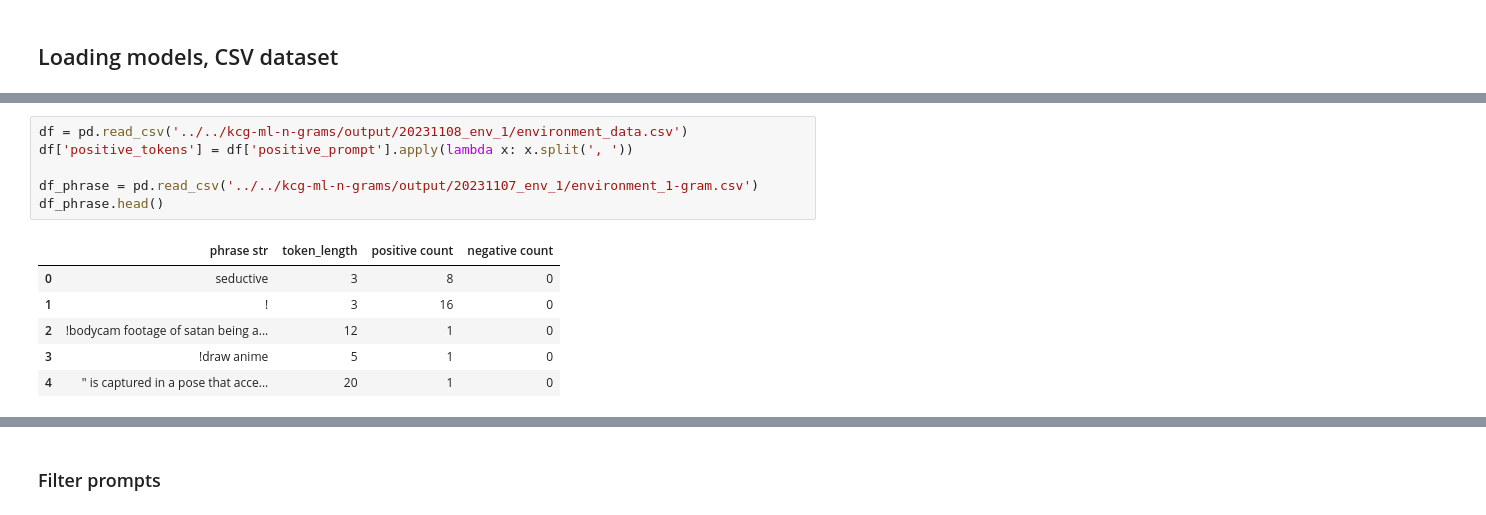
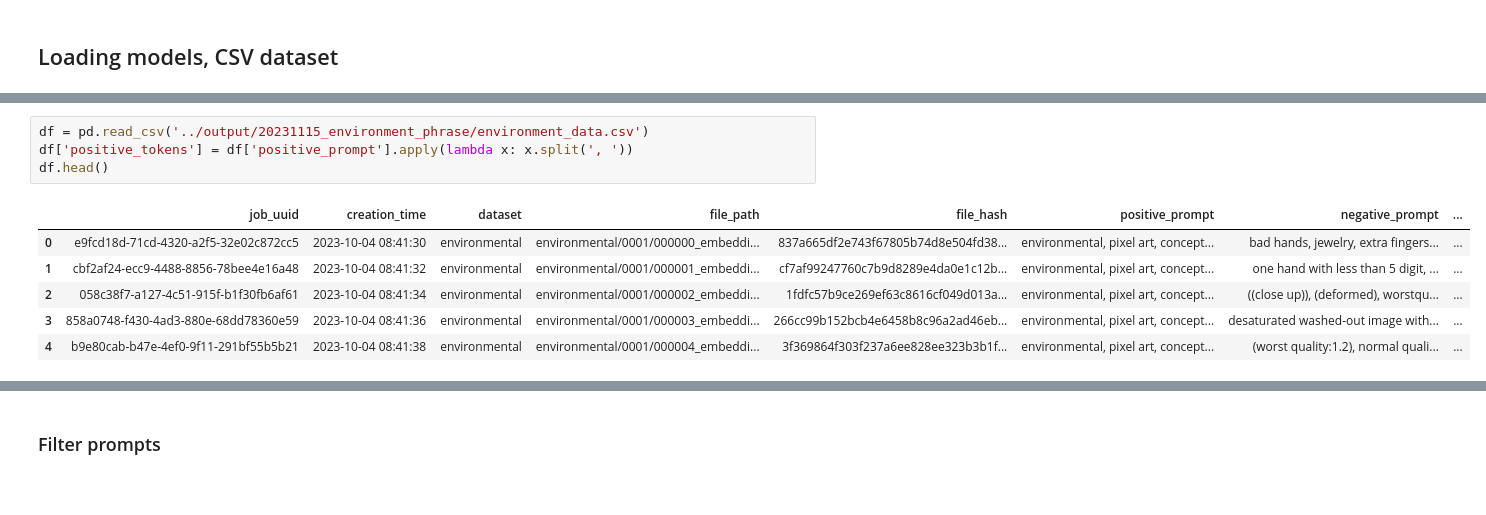
Before and after one commit to kk-digital/kcg-ml-n-grams, a Jupyter notebook: notebooks/prompt_mutator_removal.ipynb, the cells around one changed output, grey strips where cells are left out. Drawn from its saved outputs; the diff is of its cells as text.

```diff
--- a/notebooks/prompt_mutator_removal.ipynb
+++ b/notebooks/prompt_mutator_removal.ipynb
@@ -60,15 +62,13 @@ def score_prompt(prompt):
 # %% [output]
 inputs_shape= 768
 # %%
-df = pd.read_csv('../../kcg-ml-n-grams/output/20231108_env_1/environment_data.csv')
+df = pd.read_csv('../output/20231115_environment_phrase/environment_data.csv')
 df['positive_tokens'] = df['positive_prompt'].apply(lambda x: x.split(', '))
-
-df_phrase = pd.read_csv('../../kcg-ml-n-grams/output/20231107_env_1/environment_1-gram.csv')
-df_phrase.head()
+df.head()
 # %% [output]
-|  | phrase str | token_length | positive count | negative count |
-| 0 | seductive | 3 | 8 | 0 |
-| 1 | ! | 3 | 16 | 0 |
-| 2 | !bodycam footage of satan being a... | 12 | 1 | 0 |
-| 3 | !draw anime | 5 | 1 | 0 |
-| 4 | " is captured in a pose that acce... | 20 | 1 | 0 |
+|  | job_uuid | creation_time | dataset | file_path | file_hash | positive_prompt | negative_prompt | ... |
+| 0 | e9fcd18d-71cd-4320-a2f5-32e02c872cc5 | 2023-10-04 08:41:30 | environmental | environmental/0001/000000_embeddi... | 837a665df2e743f67805b74d8e504fd38... | environmental, pixel art, concept... | bad hands, jewelry, extra fingers... | ... |
+| 1 | cbf2af24-ecc9-4488-8856-78bee4e16a48 | 2023-10-04 08:41:32 | environmental | environmental/0001/000001_embeddi... | cf7af99247760c7b9d8289e4da0e1c12b... | environmental, pixel art, concept... | one hand with less than 5 digit, ... | ... |
+| 2 | 058c38f7-a127-4c51-915f-b1f30fb6af61 | 2023-10-04 08:41:34 | environmental | environmental/0001/000002_embeddi... | 1fdfc57b9ce269ef63c8616cf049d013a... | environmental, pixel art, concept... | ((close up)), (deformed), worstqu... | ... |
+| 3 | 858a0748-f430-4ad3-880e-68dd78360e59 | 2023-10-04 08:41:36 | environmental | environmental/0001/000003_embeddi... | 266cc99b152bcb4e6458b8c96a2ad46eb... | environmental, pixel art, concept... | desaturated washed-out image with... | ... |
+| 4 | b9e80cab-b47e-4ef0-9f11-291bf55b5b21 | 2023-10-04 08:41:38 | environmental | environmental/0001/000004_embeddi... | 3f369864f303f237a6ee828ee323b3b1f... | environmental, pixel art, concept... | (worst quality:1.2), normal quali... | ... |
```
Also changed, not shown: parts of 17 cells of this notebook.
